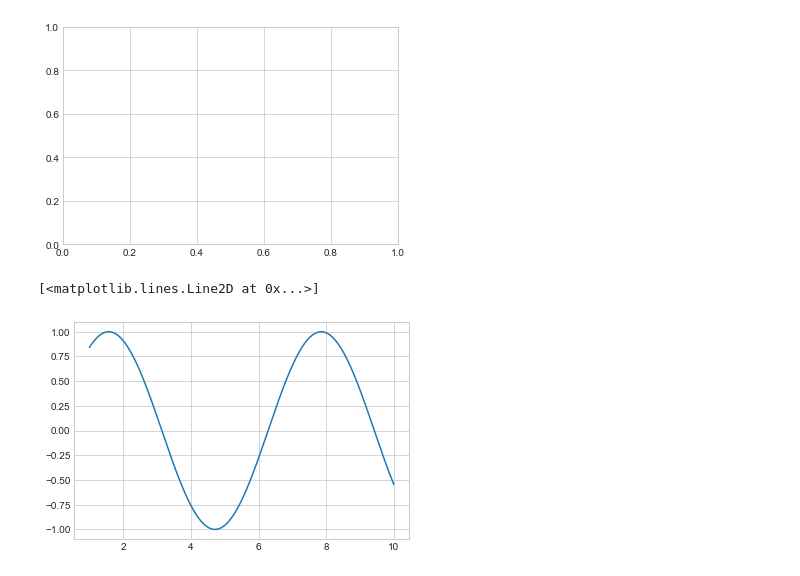
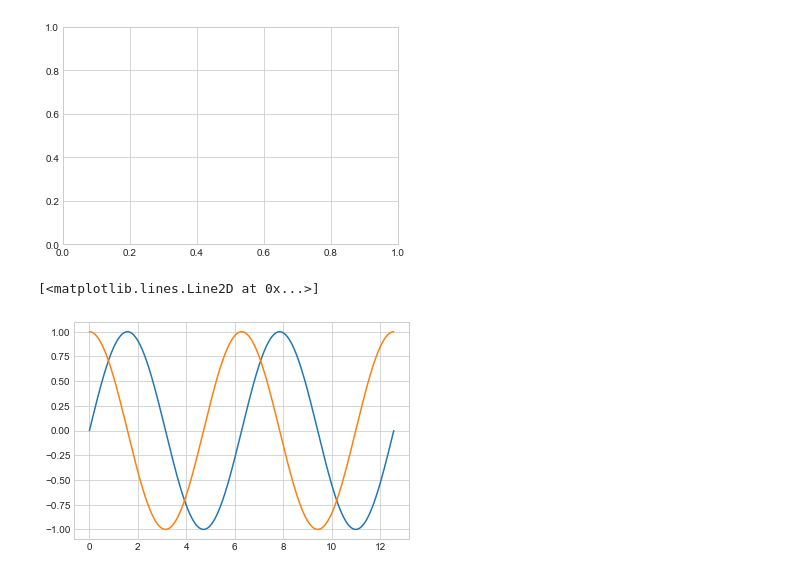
Before and after one commit to Kaizzen42/DLwPyFCholletBook, a Jupyter notebook: Matplotlib_SimpleLinePlots.ipynb, the cells around one changed output. Cells and saved outputs as stored; diff of their text form; code cells hidden in the pictures.

```diff
--- a/Matplotlib_SimpleLinePlots.ipynb
+++ b/Matplotlib_SimpleLinePlots.ipynb
@@ -9,9 +11,10 @@ ax = plt.axes()
 # %% [output]
 [figure]
 # %%
-x = np.linspace(1,10,1000)
+x = np.linspace(0,4*np.pi,1000)
 ax = plt.axes()
 ax.plot(x, np.sin(x)) # NOTE: vscode issue: you need to declare the ax object in the same cell for the plot to show up.
+ax.plot(x, np.cos(x))
 # %% [output]
 [<matplotlib.lines.Line2D at 0x...>]
-[figure, old version]
+[figure, new version]
```
Also changed, not shown: parts of 16 cells of this notebook.
